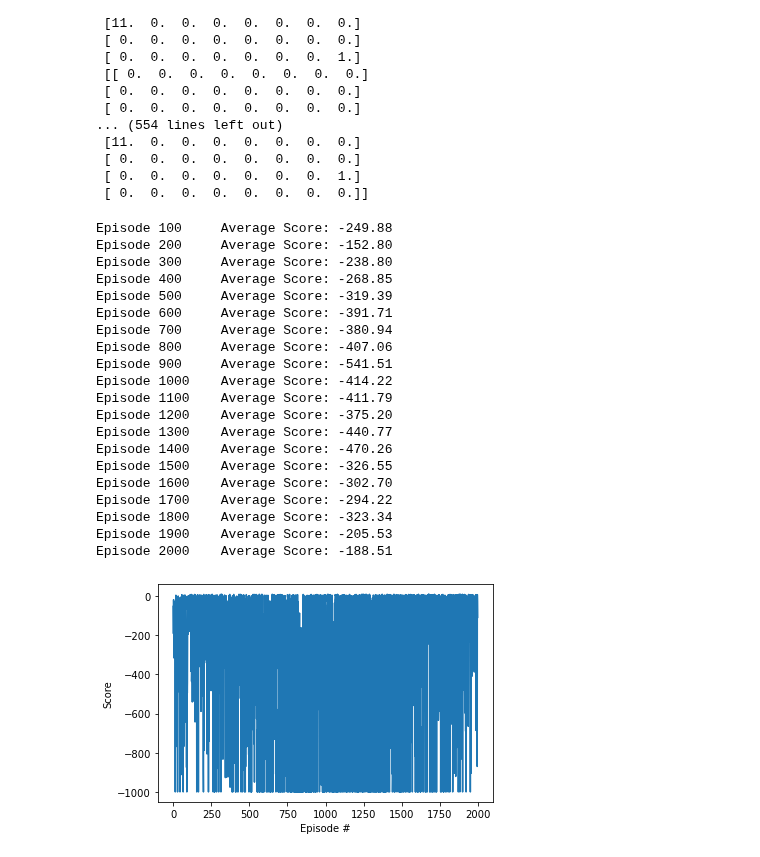
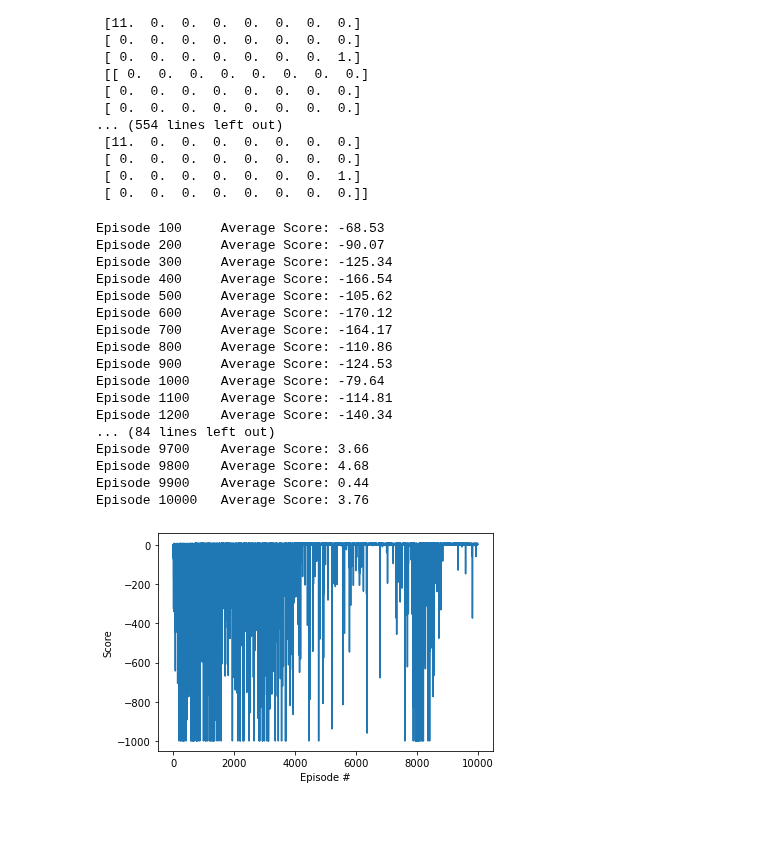
Before and after one commit to applied-exploration/multi-drl, a Jupyter notebook: agent-deepqn/test-train.ipynb, the cells around one changed output. Saved outputs shown, nothing was run; the diff lists cells and outputs as text; code cells hidden in the pictures; blank space fills up the shorter version.

```diff
--- a/agent-deepqn/test-train.ipynb
+++ b/agent-deepqn/test-train.ipynb
@@ -68,7 +68,7 @@ env.close()
  [ 0.  0.  0.  0.  0.  0.  0.  1.]
  [ 0.  0.  0.  0.  0.  0.  0.  0.]]
 # %%
-def dqn(n_episodes=2000, max_t=1000, eps_start=1.0, eps_end=0.01, eps_decay=0.995):
+def dqn(n_episodes=10000, max_t=1000, eps_start=1.0, eps_end=0.01, eps_decay=0.995):
     """Deep Q-Learning.
 
     Params
@@ -90,54 +90,51 @@ def dqn(n_episodes=2000, max_t=1000, eps_start=1.0, eps_end=0.01, eps_decay=0.99
             next_states, rewards, done = env.step([action])
             next_state, reward = next_states[0], rewards[0]
 
             agent.step(state, action, reward, next_state, done)
             state = next_state
             score += reward
             if done:
                 break
         scores_window.append(score)       # save most recent score
         scores.append(score)              # save most recent score
         eps = max(eps_end, eps_decay*eps) # decrease epsilon
         print('\rEpisode {}\tAverage Score: {:.2f}'.format(i_episode, np.mean(scores_window)), end="")
         if i_episode % 100 == 0:
             print('\rEpisode {}\tAverage Score: {:.2f}'.format(i_episode, np.mean(scores_window)))
         if np.mean(scores_window)>=200.0:
             print('\nEnvironment solved in {:d} episodes!\tAverage Score: {:.2f}'.format(i_episode-100, np.mean(scores_window)))
             torch.save(agent.qnetwork_local.state_dict(), 'checkpoint.pth')
             break
     return scores
 
 scores = dqn()
 
 # plot the scores
 fig = plt.figure()
 ax = fig.add_subplot(111)
 plt.plot(np.arange(len(scores)), scores)
 plt.ylabel('Score')
 plt.xlabel('Episode #')
 plt.show()
 # %% [output]
-Episode 100     Average Score: -249.88
-Episode 200     Average Score: -152.80
-Episode 300     Average Score: -238.80
-Episode 400     Average Score: -268.85
-Episode 500     Average Score: -319.39
-Episode 600     Average Score: -391.71
-Episode 700     Average Score: -380.94
-Episode 800     Average Score: -407.06
-Episode 900     Average Score: -541.51
-Episode 1000    Average Score: -414.22
-Episode 1100    Average Score: -411.79
-Episode 1200    Average Score: -375.20
-Episode 1300    Average Score: -440.77
-Episode 1400    Average Score: -470.26
-Episode 1500    Average Score: -326.55
-Episode 1600    Average Score: -302.70
-Episode 1700    Average Score: -294.22
-Episode 1800    Average Score: -323.34
-Episode 1900    Average Score: -205.53
-Episode 2000    Average Score: -188.51
+Episode 100     Average Score: -68.53
+Episode 200     Average Score: -90.07
+Episode 300     Average Score: -125.34
+Episode 400     Average Score: -166.54
+Episode 500     Average Score: -105.62
+Episode 600     Average Score: -170.12
+Episode 700     Average Score: -164.17
+Episode 800     Average Score: -110.86
+Episode 900     Average Score: -124.53
+Episode 1000    Average Score: -79.64
+Episode 1100    Average Score: -114.81
+Episode 1200    Average Score: -140.34
+... (84 lines left out)
+Episode 9700    Average Score: 3.66
+Episode 9800    Average Score: 4.68
+Episode 9900    Average Score: 0.44
+Episode 10000   Average Score: 3.76
-[figure, old version]
+[figure, new version]
 # %%
 # load the weights from file
 agent.qnetwork_local.load_state_dict(torch.load('checkpoint.pth'))
```
